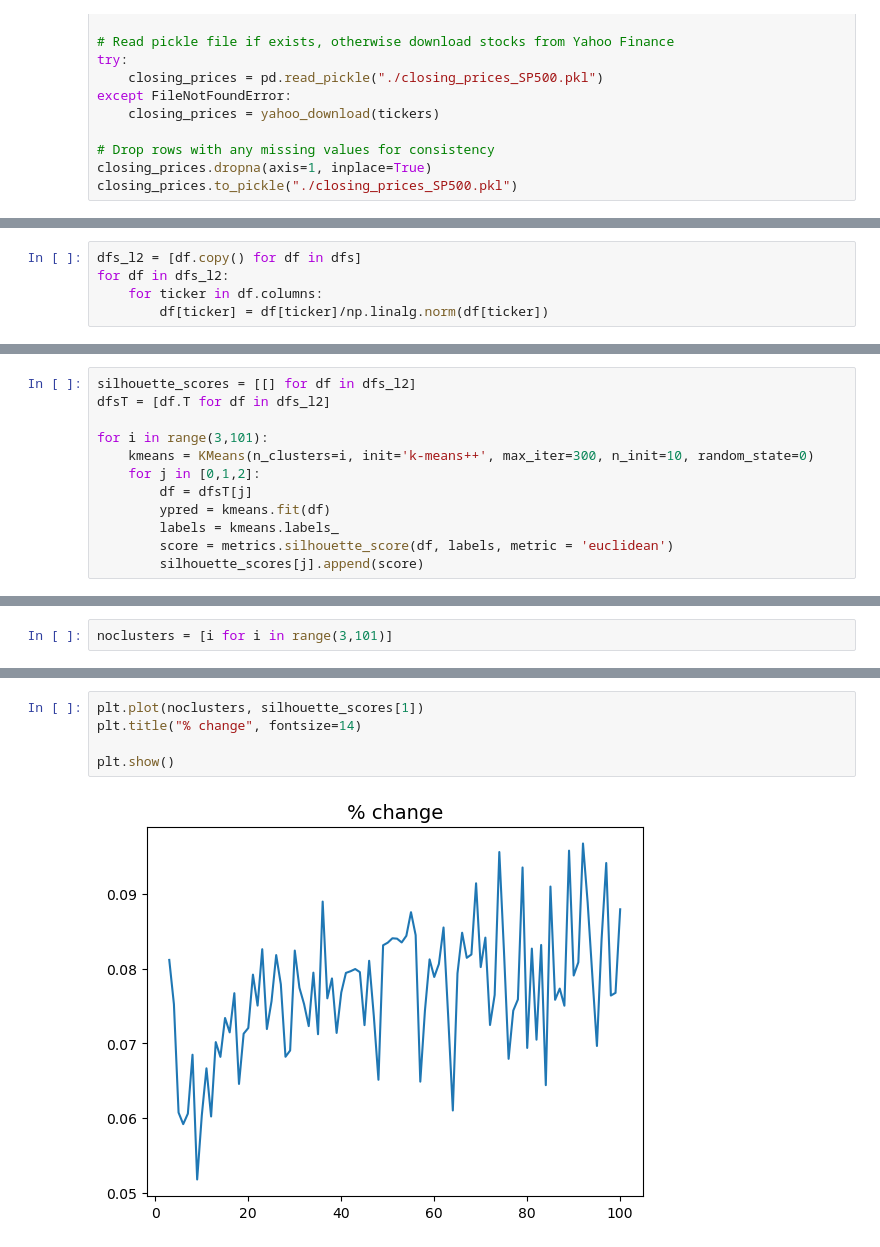
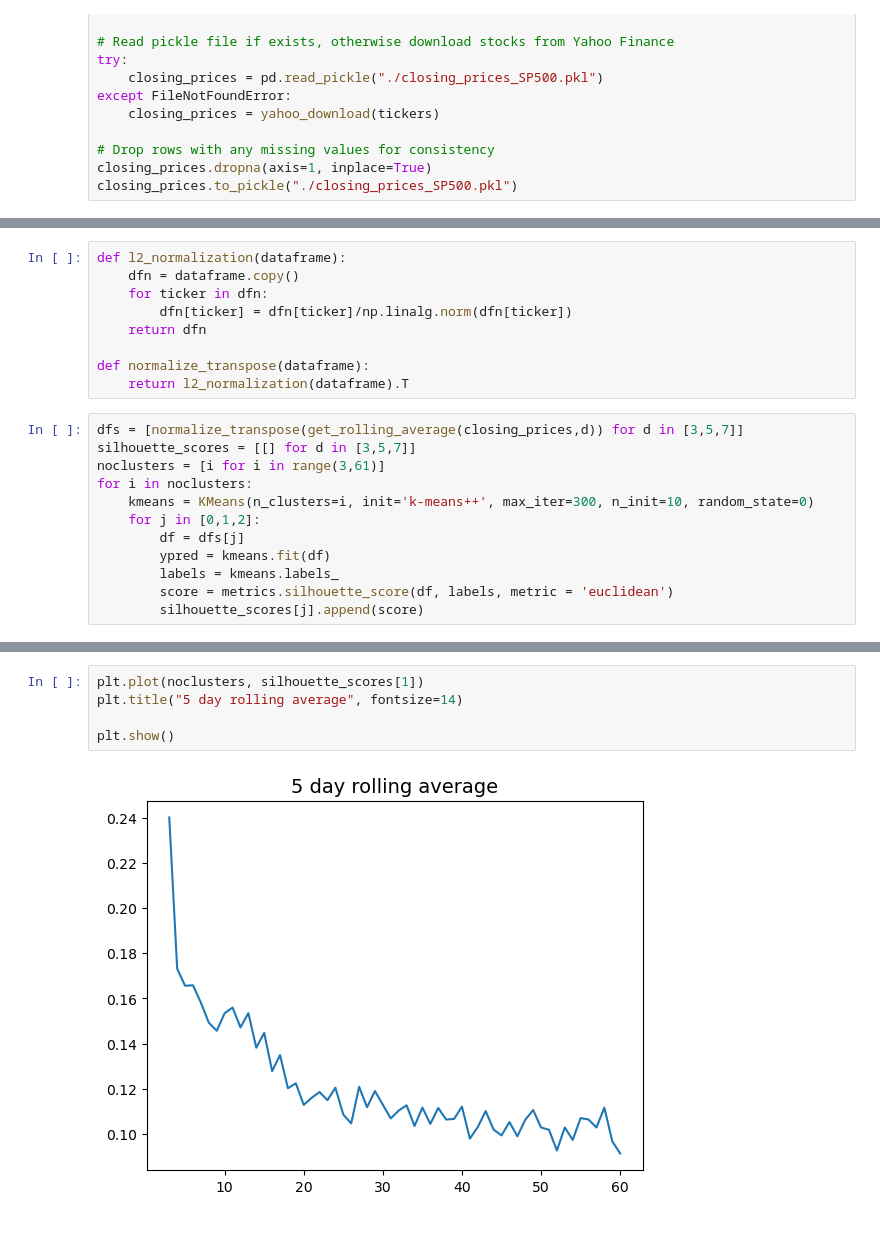
Before and after one commit to AssafBarNatan/SP500-clustering, a Jupyter notebook: silhouette_score_comparisons.ipynb, the cells around one changed output, grey strips where cells are left out. Drawn from its saved outputs; the diff is of its cells as text.

Commit message:
Update silhouette_score_comparisons.ipynb
Cleaned things up a bit, added rolling averages

```diff
--- a/silhouette_score_comparisons.ipynb
+++ b/silhouette_score_comparisons.ipynb
@@ -68,5 +65,0 @@ dfs = [closing_prices,pcdf,pcdf_l1norm]
-# %%
-dfs_l2 = [df.copy() for df in dfs]
-for df in dfs_l2:
-    for ticker in df.columns:
-        df[ticker] = df[ticker]/np.linalg.norm(df[ticker])
@@ -90,11 +66,20 @@ dfs_l2[0]
+# %%
+def l2_normalization(dataframe):
+    dfn = dataframe.copy()
+    for ticker in dfn:
+        dfn[ticker] = dfn[ticker]/np.linalg.norm(dfn[ticker])
+    return dfn
+
+def normalize_transpose(dataframe):
+    return l2_normalization(dataframe).T
 # %%
-silhouette_scores = [[] for df in dfs_l2]
-dfsT = [df.T for df in dfs_l2]
-
-for i in range(3,101):
+dfs = [normalize_transpose(get_rolling_average(closing_prices,d)) for d in [3,5,7]]
+silhouette_scores = [[] for d in [3,5,7]]
+noclusters = [i for i in range(3,61)]
+for i in noclusters:
     kmeans = KMeans(n_clusters=i, init='k-means++', max_iter=300, n_init=10, random_state=0)
     for j in [0,1,2]:
-        df = dfsT[j]
+        df = dfs[j]
         ypred = kmeans.fit(df)
         labels = kmeans.labels_
         score = metrics.silhouette_score(df, labels, metric = 'euclidean')
@@ -104,4 +87,2 @@ from sklearn import metrics
-# %%
-noclusters = [i for i in range(3,101)]
 # %%
 plt.plot(noclusters, silhouette_scores[0])
@@ -113,9 +94,9 @@ plt.show()
 # %%
 plt.plot(noclusters, silhouette_scores[1])
-plt.title("% change", fontsize=14)
+plt.title("5 day rolling average", fontsize=14)
 
 plt.show()
 # %% [output]
-[figure, old version]
+[figure, new version]
 # %%
 plt.plot(noclusters, silhouette_scores[2])
```
Also changed, not shown: parts of 11 cells of this notebook.
